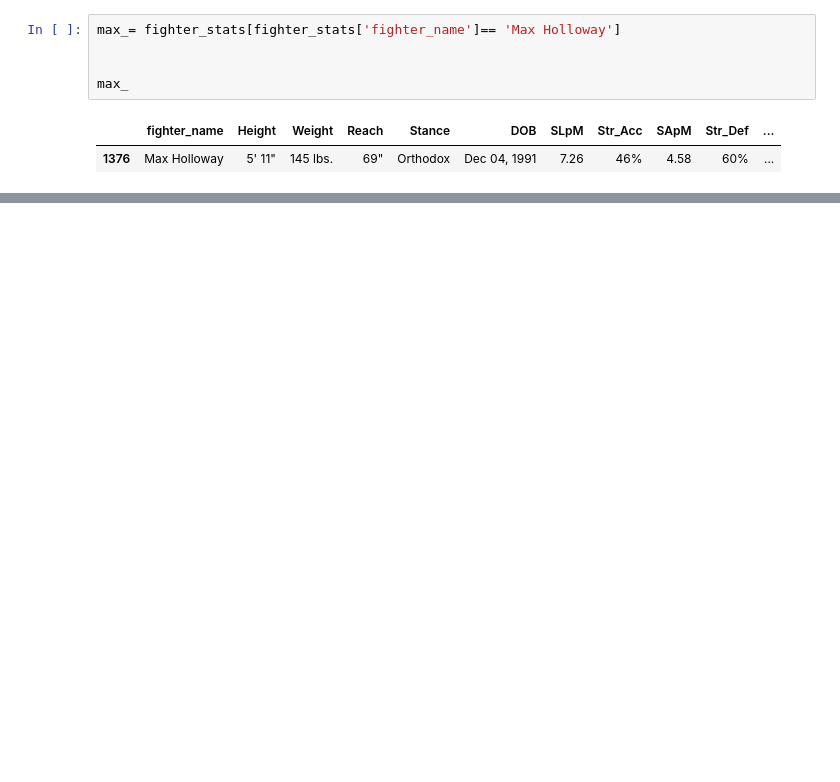
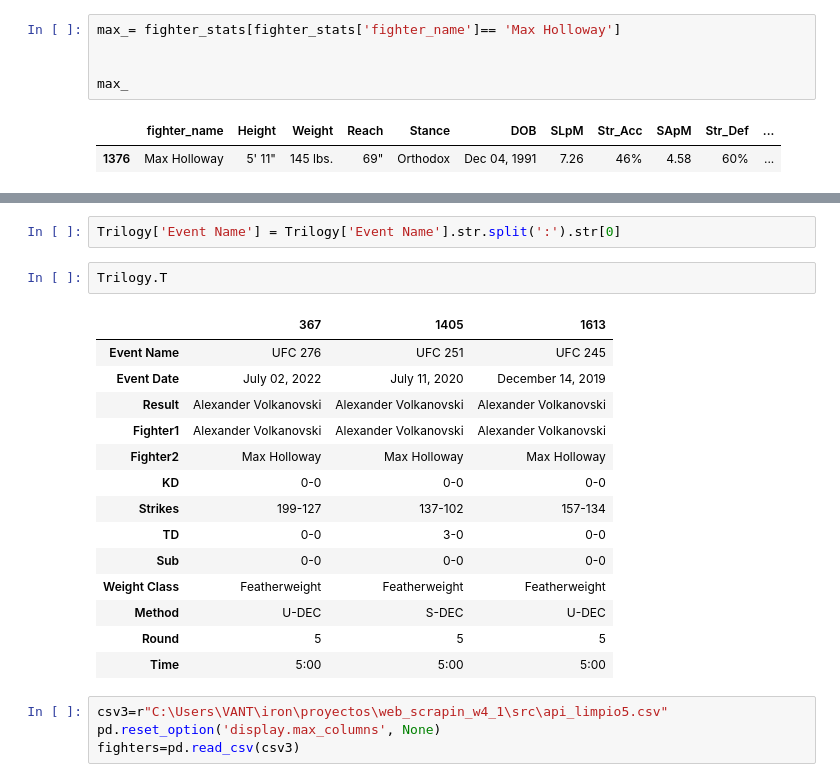
Before and after one commit to NGCOS46/w5-data-visuals, a Jupyter notebook: src/limpieza datos.ipynb, the cells around one changed output, grey strips where cells are left out. Drawn from its saved outputs; the diff is of its cells as text; blank space fills up the shorter version.

```diff
--- a/src/limpieza datos.ipynb
+++ b/src/limpieza datos.ipynb
@@ -44,0 +87,23 @@ fighter_stats
+# %%
+Trilogy['Event Name'] = Trilogy['Event Name'].str.split(':').str[0]
+# %%
+Trilogy.T
+# %% [output]
+|  | 367 | 1405 | 1613 |
+| Event Name | UFC 276 | UFC 251 | UFC 245 |
+| Event Date | July 02, 2022 | July 11, 2020 | December 14, 2019 |
+| Result | Alexander Volkanovski | Alexander Volkanovski | Alexander Volkanovski |
+| Fighter1 | Alexander Volkanovski | Alexander Volkanovski | Alexander Volkanovski |
+| Fighter2 | Max Holloway | Max Holloway | Max Holloway |
+| KD | 0-0 | 0-0 | 0-0 |
+| Strikes | 199-127 | 137-102 | 157-134 |
+| TD | 0-0 | 3-0 | 0-0 |
+| Sub | 0-0 | 0-0 | 0-0 |
+| Weight Class | Featherweight | Featherweight | Featherweight |
+| Method | U-DEC | S-DEC | U-DEC |
+| Round | 5 | 5 | 5 |
+| Time | 5:00 | 5:00 | 5:00 |
+# %%
+csv3=r"C:\Users\VANT\iron\proyectos\web_scrapin_w4_1\src\api_limpio5.csv"
+pd.reset_option('display.max_columns', None)
+fighters=pd.read_csv(csv3)
```
Also changed, not shown: parts of 15 cells of this notebook, 4 other files.
